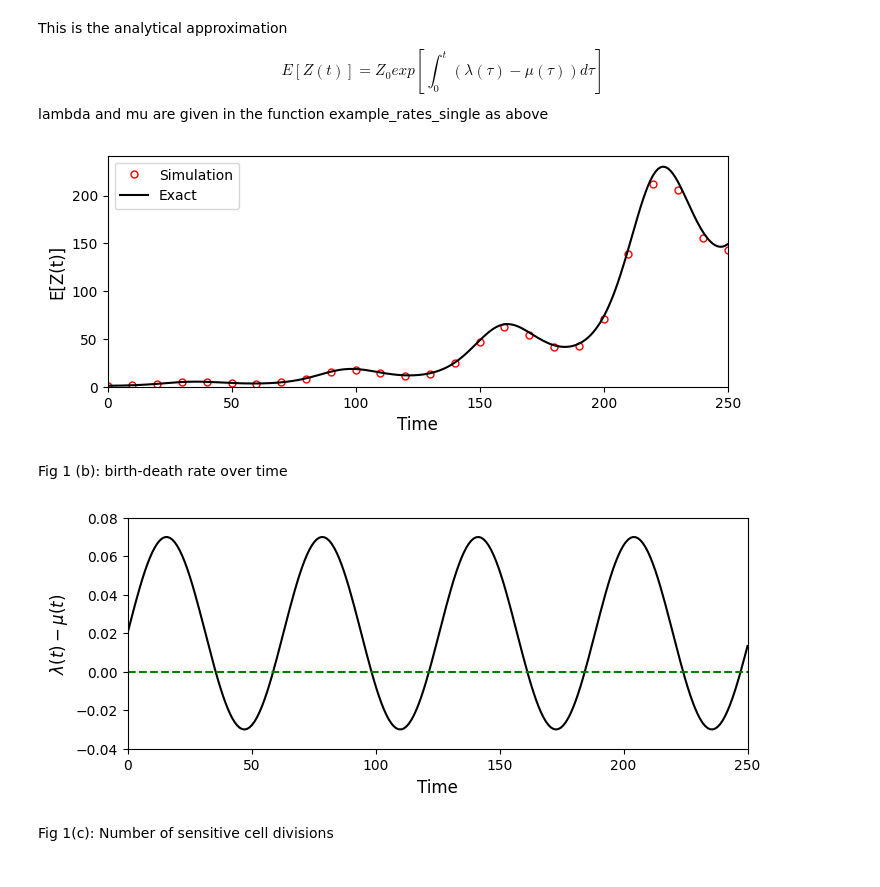
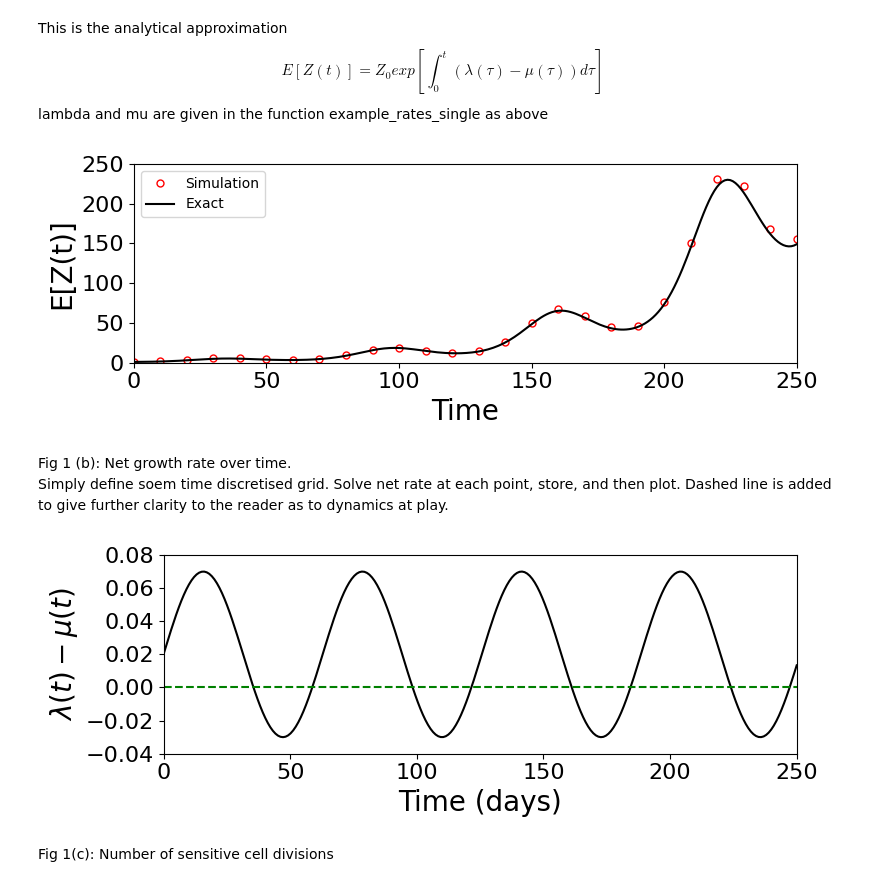
Before and after one commit to colmmcc2000/RSCAM_Group_11, a Jupyter notebook: code_RSCAM.ipynb, the cells around one changed output. Saved outputs shown, nothing was run; the diff lists cells and outputs as text; code cells hidden in the pictures.

```diff
--- a/code_RSCAM.ipynb
+++ b/code_RSCAM.ipynb
@@ -19,27 +19,36 @@ The autoreload extension is already loaded. To reload it, use:
 # %%
 def example_rates_single(t):
-    # Example: rates depend on drug concentration
+    '''Simple function to return birth (l) and death rates (mu)'''
+
+    # birth and death rate for single-type process
+    # A = 0.05, B = 0.1, theta = 0.1, C = 0.08
+
     l = 0.05 * np.sin(0.1 * t) + 0.1 # Birth rate
-    mu = 0.08 # Death rate increases over time
+    mu = 0.08 # Death rate constant
     return l, mu
 # %%
 #True value: E[Z(t)]
 import scipy.integrate as integrate
 
 def func(t):
+    '''Equation (2) page 181: E[Z(t)]
+    Function to integrate'''
     return (0.05 * np.sin(0.1 * t) + 0.1) - 0.08
 
 def func_sens(t):
+    '''average number of cell divisions before time T.
+    Function to integrate. See page 183 of paper'''
     return np.exp(0.05/0.1 + (0.1-0.08)*t - (0.05/0.1)*np.cos(0.1*t)) * (0.05*np.sin(0.1 * t) + 0.1)
 
 
 def calc_expectation(Z0, func, t):
+    '''Integral. Expected population size. Z0 is initial population'''
     value, error = Z0 * np.exp(integrate.quad(func, 0, t))
     return value
 
 def calc_cell_division(func_sens, t):
     '''
-    Top right of page 183
+    Top right of page 183. Integral of given function.
     '''
 
     value, error = integrate.quad(func_sens, 0, t)
@@ -55,45 +59,71 @@ Fig 1(a): E[Y(t)]: Expected number of sensitive cells for a single-type non-homo
 This is the analytical approximation $$E[Z(t)] = Z_0exp[\int_0^t (\lambda (\tau ) - \mu (\tau )) d \tau ]$$
 lambda and mu are given in the function example_rates_single as above
 # %%
+
+vals = np.linspace(0, 250, 250)
+store = np.zeros(len(vals))
+for i, _ in enumerate(vals):
+    store[i] = calc_expectation(1, func, _)
+
 #Need 10000+ trials to get an accurate figure. Can take oer 10 minutes
-#N = 10000 #Number of trials
+N = 1000 #Number of trials
 fig = plt.figure(figsize=(8, 3))
 grid, mean_pop, mean_divs, var = get_mean_trajectory_single(N, 250, 1, example_rates_single, 0.3)
 plt.plot(grid, mean_pop, 'o', markevery = 10, markersize = 5,
          c = 'red', label = f'Simulation', fillstyle = 'none')
 plt.plot(vals, store, c = 'black', linestyle = '-', label = 'Exact')
 plt.legend()
 plt.xlim(0, 250)
-plt.ylim(0, None)
-plt.xlabel('Time', fontsize=12)
-plt.ylabel('E[Z(t)]', fontsize=12)
+plt.ylim(0, 250)
+
+plt.xlabel('Time', fontsize=20)
+plt.ylabel('E[Z(t)]', fontsize=20)
+
+#set tick marks
+plt.xticks(np.arange(0, 251, 50), fontsize=16)
+plt.yticks(np.arange(0, 251, 50), fontsize=16)
+
+plt.tight_layout()
 
 #uncomment to overwrite figure
-#plt.savefig('Figs/single_type_population.pdf', format='pdf', bbox_inches='tight', dpi=300)
+plt.savefig('Figs/single_type_population.pdf', format='pdf', bbox_inches='tight', dpi=300)
 plt.show()
 # %% [output]
-[figure, old version]
+[figure, new version]
 # %% [markdown]
-Fig 1 (b): birth-death rate over time
+Fig 1 (b): Net growth rate over time.\
+Simply define soem time discretised grid. Solve net rate at each point, store, and then plot.
+Dashed line is added to give further clarity to the reader as to dynamics at play.
 # %%
-time = np.linspace(0, 250, 250)
-y_axis = np.zeros(len(time))
-y_dashed = np.zeros(len(time))
+time = np.linspace(0, 250, 250) # Discretised time grid
+y_axis = np.zeros(len(time)) # Intialise array to store rates
+y_dashed = np.zeros(len(time)) # Dashed line
+
+# Loop through time and store rates
 for i, n in enumerate(time):
     y_axis[i] = func(n)
+# Plotting
 fig = plt.figure(figsize=(8, 3))
-plt.plot(time, y_axis, c = 'black')
-plt.plot(time, np.zeros(len(time)), '--', c = 'green' )
+
+plt.plot(time, y_axis, c = 'black') # Plot results
+plt.plot(time, np.zeros(len(time)), '--', c = 'green' ) # Dashed line
+# Set axes limits
 plt.xlim(0, 250)
 plt.ylim(-0.04, 0.08)
-plt.xlabel('Time', fontsize=12)
-plt.ylabel(r'$\lambda(t) - \mu(t)$', fontsize=12)
+# Label axes
+plt.xlabel('Time (days)', fontsize=20)
+plt.ylabel(r'$\lambda(t) - \mu(t)$', fontsize=20)
 
-#uncomment to overwrite figure
-#plt.savefig('Figs/single_type_net_growth_rate.pdf', format='pdf', bbox_inches='tight', dpi=300)
+#set tick marks
+plt.xticks(np.arange(0, 251, 50), fontsize=16)
+plt.yticks(np.arange(-0.04, 0.081, 0.02), fontsize=16)
+# Uncomment to overwrite figure
+# Save fig
+plt.tight_layout()
+plt.savefig('Figs/single_type_net_growth_rate.pdf', format='pdf', bbox_inches='tight', dpi=300)
 plt.show()
 # %% [output]
-[figure, old version]
+[figure, new version]
 # %%
 vals_c = np.linspace(0, 250, 250)
 store_c = np.zeros(len(vals_c))
```
Also changed, not shown: parts of 3 cells of this notebook, 2 other files.
